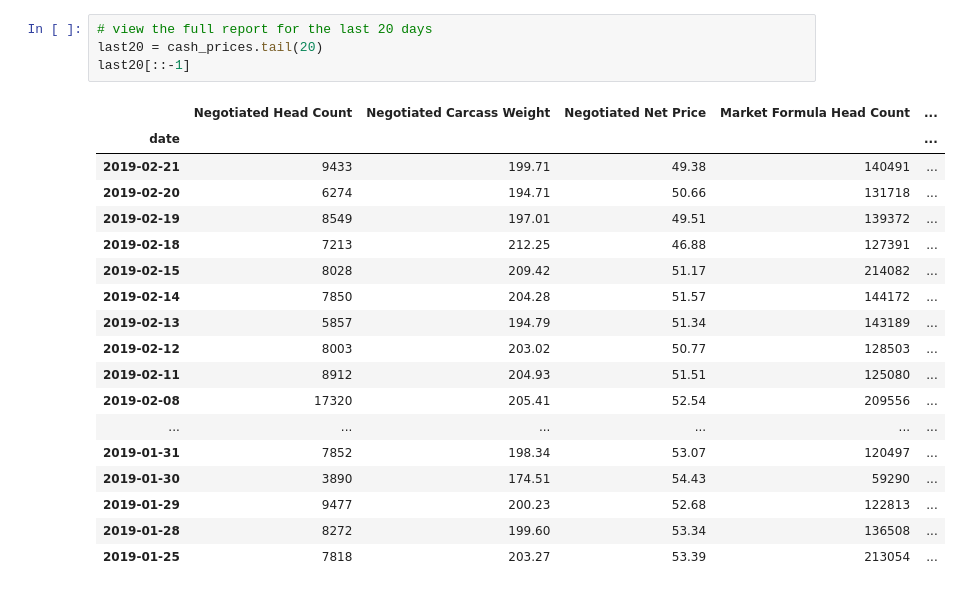
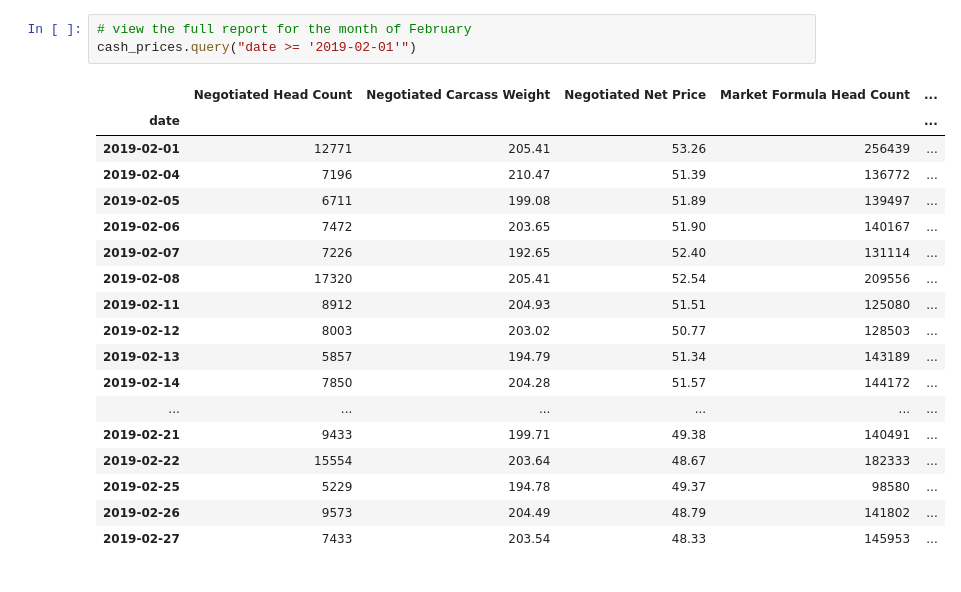
Before and after one commit to kirkedev/mpr, a Jupyter notebook: cash_prices.ipynb, the cells around one changed output. Cells and saved outputs as stored; diff of their text form.

```diff
--- a/cash_prices.ipynb
+++ b/cash_prices.ipynb
@@ -29,23 +32,22 @@ cash_prices.tail(20).get('CME Index').plot()
 # %%
-# view the full report for the last 20 days
-last20 = cash_prices.tail(20)
-last20[::-1]
+# view the full report for the month of February
+cash_prices.query("date >= '2019-02-01'")
 # %% [output]
 |  | Negotiated Head Count | Negotiated Carcass Weight | Negotiated Net Price | Market Formula Head Count | ... |
 | date |  |  |  |  | ... |
+| 2019-02-01 | 12771 | 205.41 | 53.26 | 256439 | ... |
+| 2019-02-04 | 7196 | 210.47 | 51.39 | 136772 | ... |
+| 2019-02-05 | 6711 | 199.08 | 51.89 | 139497 | ... |
+| 2019-02-06 | 7472 | 203.65 | 51.90 | 140167 | ... |
+| 2019-02-07 | 7226 | 192.65 | 52.40 | 131114 | ... |
+| 2019-02-08 | 17320 | 205.41 | 52.54 | 209556 | ... |
+| 2019-02-11 | 8912 | 204.93 | 51.51 | 125080 | ... |
+| 2019-02-12 | 8003 | 203.02 | 50.77 | 128503 | ... |
+| 2019-02-13 | 5857 | 194.79 | 51.34 | 143189 | ... |
+| 2019-02-14 | 7850 | 204.28 | 51.57 | 144172 | ... |
+| ... | ... | ... | ... | ... | ... |
 | 2019-02-21 | 9433 | 199.71 | 49.38 | 140491 | ... |
-| 2019-02-20 | 6274 | 194.71 | 50.66 | 131718 | ... |
-| 2019-02-19 | 8549 | 197.01 | 49.51 | 139372 | ... |
-| 2019-02-18 | 7213 | 212.25 | 46.88 | 127391 | ... |
-| 2019-02-15 | 8028 | 209.42 | 51.17 | 214082 | ... |
-| 2019-02-14 | 7850 | 204.28 | 51.57 | 144172 | ... |
-| 2019-02-13 | 5857 | 194.79 | 51.34 | 143189 | ... |
-| 2019-02-12 | 8003 | 203.02 | 50.77 | 128503 | ... |
-| 2019-02-11 | 8912 | 204.93 | 51.51 | 125080 | ... |
-| 2019-02-08 | 17320 | 205.41 | 52.54 | 209556 | ... |
-| ... | ... | ... | ... | ... | ... |
-| 2019-01-31 | 7852 | 198.34 | 53.07 | 120497 | ... |
-| 2019-01-30 | 3890 | 174.51 | 54.43 | 59290 | ... |
-| 2019-01-29 | 9477 | 200.23 | 52.68 | 122813 | ... |
-| 2019-01-28 | 8272 | 199.60 | 53.34 | 136508 | ... |
-| 2019-01-25 | 7818 | 203.27 | 53.39 | 213054 | ... |
+| 2019-02-22 | 15554 | 203.64 | 48.67 | 182333 | ... |
+| 2019-02-25 | 5229 | 194.78 | 49.37 | 98580 | ... |
+| 2019-02-26 | 9573 | 204.49 | 48.79 | 141802 | ... |
+| 2019-02-27 | 7433 | 203.54 | 48.33 | 145953 | ... |
```
Also changed, not shown: parts of 3 cells of this notebook, 1 other file.
